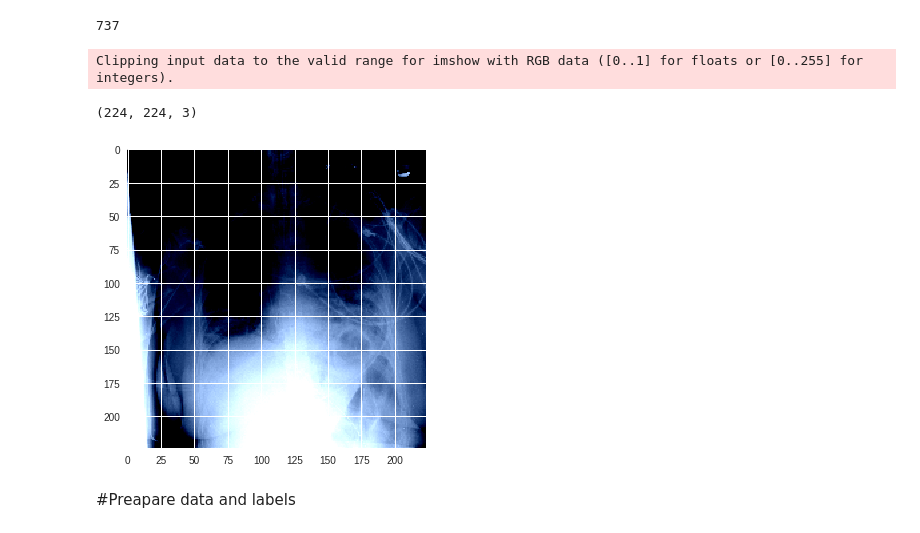
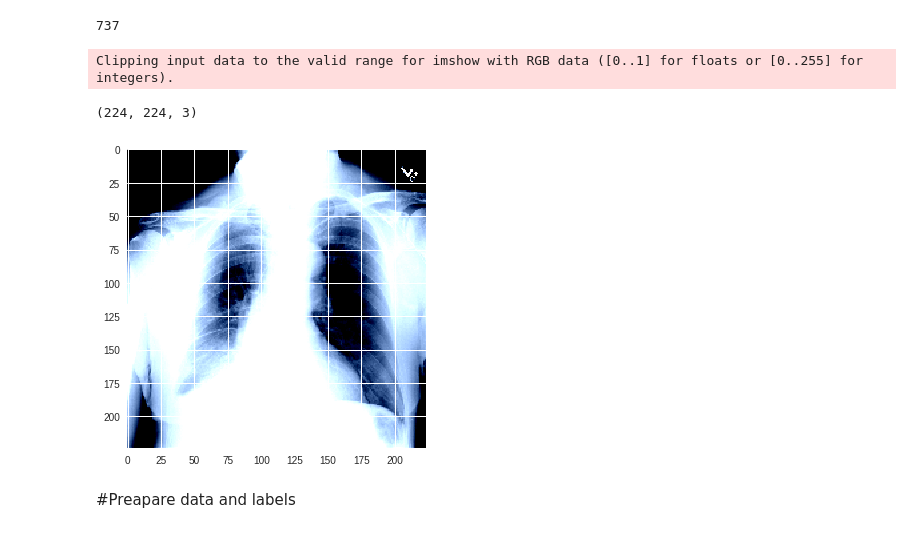
Before and after one commit to nedelculiviu95/cnn-detecting-lung-opacities, a Jupyter notebook: ChexNet121.ipynb, the cells around one changed output. Cells and saved outputs as stored; diff of their text form; code cells hidden in the pictures.

```diff
--- a/ChexNet121.ipynb
+++ b/ChexNet121.ipynb
@@ -86,30 +87,30 @@ for j in range(len(filenames_1)):
 # %%
 from PIL import Image, ImageFile
 import matplotlib.image as mpimg
 
-img_path = os.path.join(images1_folder, filenames_1[737])
+img_path = os.path.join(images1_folder, filenames_1[90])
 img = Image.open(img_path).convert("RGB")
 img_arr = np.asarray(img)
 img_arr = img_arr.astype(np.float32)
 img_arr = img_arr / 255.
 imgplot = plt.imshow(img_arr)
 
 img_arr = resize(img_arr, (224,224), mode='reflect')
 
 mean = np.array([0.485, 0.456, 0.406 ])
 std = np.array([0.229, 0.224, 0.225 ])
 img_arr = img_arr - mean
 img_arr = img_arr / std
 
 imgplot = plt.imshow(img_arr)
 print(img_arr.shape)
 
 img_arr = np.fliplr(img_arr)
 #imgplot = plt.imshow(img_arr)
 # %% [output]
 Clipping input data to the valid range for imshow with RGB data ([0..1] for floats or [0..255] for integers).
 (224, 224, 3)
-[figure, old version]
+[figure, new version]
 # %% [markdown]
 #Preapare data and labels
 # %%
```
Also changed, not shown: parts of 15 cells of this notebook.
